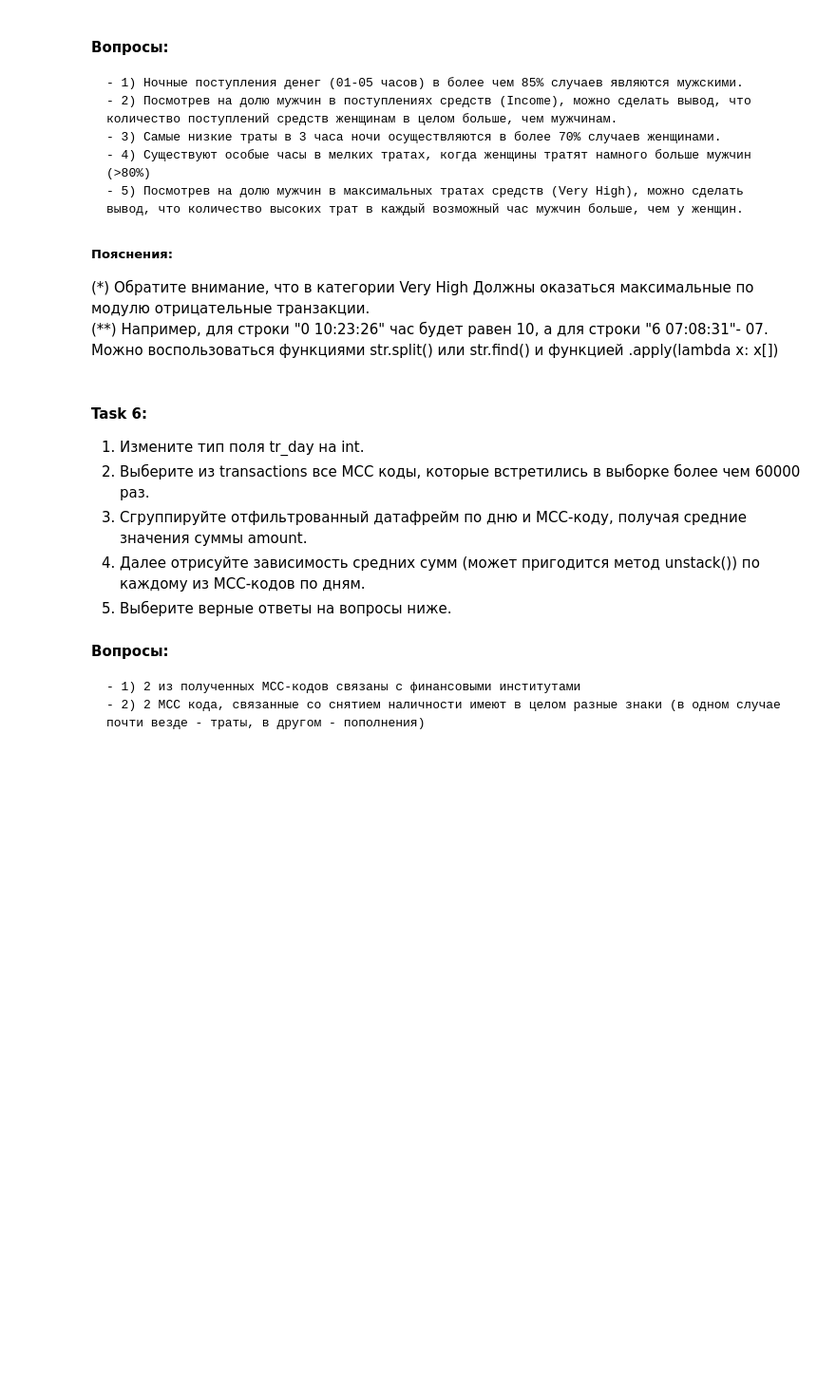
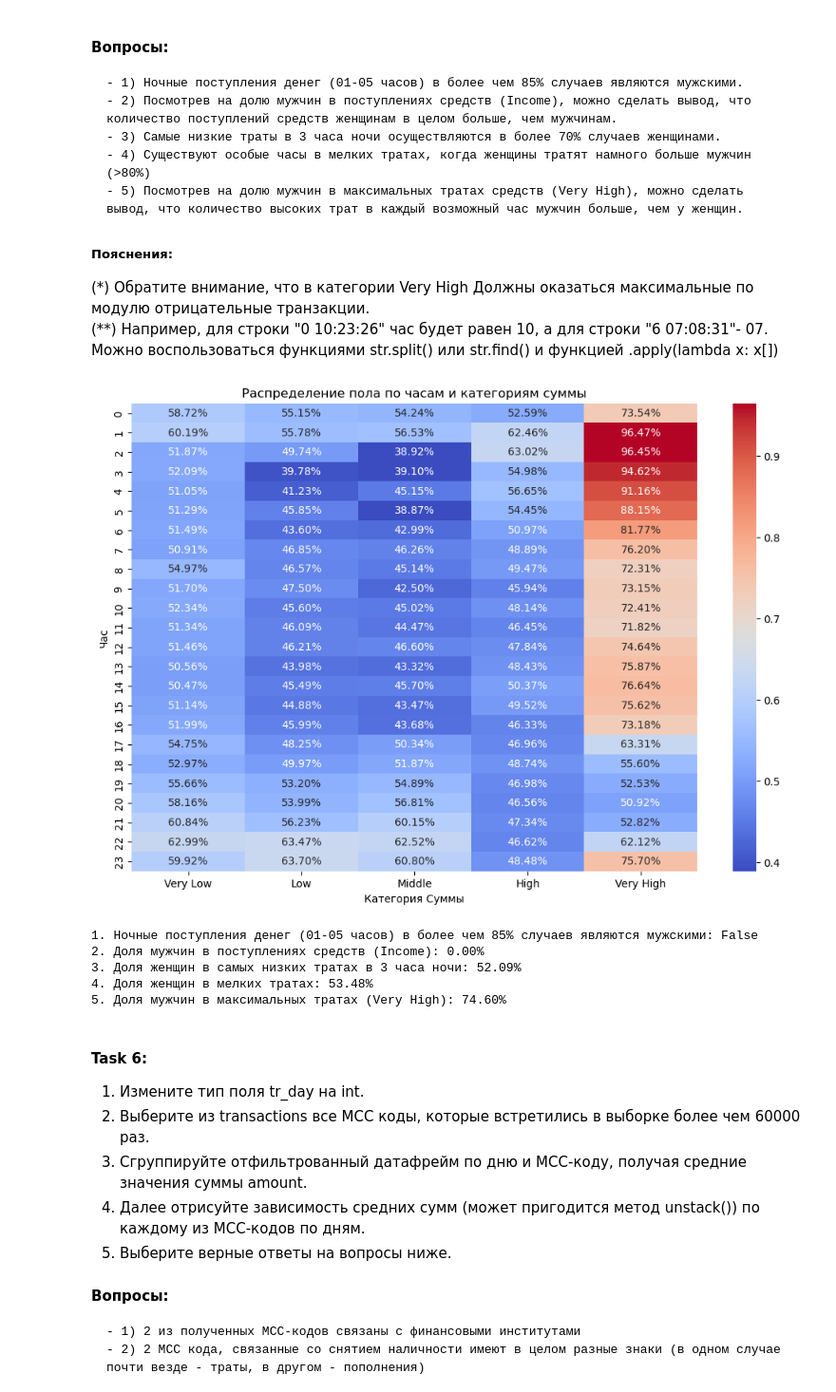
Before and after one commit to dyrbnyak/data-analysis, a Jupyter notebook: Homework_2.ipynb, the cells around one changed output. Shown at 95% size. Cells and saved outputs as stored; diff of their text form; code cells hidden in the pictures; blank space fills up the shorter version.

```diff
--- a/Homework_2.ipynb
+++ b/Homework_2.ipynb
@@ -14,10 +14,11 @@ import seaborn as sns
 Ещё раз (как и в задании 1) считайте в переменные tr_mcc_codes, tr_types, transactions и customers_gender_train. В transactions опять считайте только первые 1000000 строк.
 # %%
 ### Type your code here\
-tr_mcc_codes = pd.read_csv('/Users/vladislavkutnak/Desktop/Практики/3 Курс/Python/transact/tr_mcc_codes.csv', sep=';')
-tr_types = pd.read_csv('/Users/vladislavkutnak/Desktop/Практики/3 Курс/Python/transact/tr_types.csv', sep=';')
+tr_mcc_codes = pd.read_csv('/Users/vladislavkutnak/Desktop/Практики/3 Курс/Python/transact/tr_mcc_codes.csv', sep=';', encoding = 'utf-8')
+tr_types = pd.read_csv('/Users/vladislavkutnak/Desktop/Практики/3 Курс/Python/transact/tr_types.csv', sep=';', encoding = 'utf-8')
 transactions = pd.read_csv('/Users/vladislavkutnak/Desktop/Практики/3 Курс/Python/transact/transactions.csv', sep=',', nrows=1000000, encoding = 'utf-8')
-gender_train = pd.read_csv('/Users/vladislavkutnak/Desktop/Практики/3 Курс/Python/transact/gender_train.csv', sep=',')
+gender_train = pd.read_csv('/Users/vladislavkutnak/Desktop/Практики/3 Курс/Python/transact/gender_train.csv', encoding= 'utf8', sep=',')
+gender_train = gender_train.fillna(0)
 # %% [markdown]
 #### Task 0.
 Соедините transactions с всеми остальными таблицами (tr_mcc_codes, tr_types, gender_train). Причём с customers_gender_train необходимо смёрджиться с помощью left join, а с оставшимися датафреймами - через inner.
@@ -91,0 +103,13 @@ Index(['customer_id', 'tr_datetime', 'mcc_code', 'tr_type', 'amount',
+# %%
+### Type your code here
+tran2['mcc_tr_type'] = tran2['mcc_code'].astype(str) + tran2['tr_type'].astype(str)
+
+negative_amount_data = tran2[tran2['amount'] < 0]
+
+result = negative_amount_data.groupby('mcc_tr_type')['amount'].agg(['var', 'count'])
+
+result = result[result['count'] >= 10]
+
+ratio = result['var'].max() / result['var'].min()
+
+print(round(ratio))
@@ -158,3 +258,57 @@ def plot_pivot_table(pivot_table):
+# %%
+# Type your code here
+
+bins = pd.qcut(tran2['amount'], q=[0, 0.2, 0.4, 0.6, 0.8, 1], labels=['Very Low', 'Low', 'Middle', 'High', 'Very High'])
+tran2['amount_bucket'] = bins
+
+tran2['amount_bucket'] = tran2['amount_bucket'].cat.add_categories('Income')
+tran2['amount_bucket'] = tran2['amount_bucket'].fillna('Income')
+
+tran2['tr_hour'] = tran2['tr_datetime'].apply(lambda x: int(x.split()[1].split(':')[0]))
+
+pivot_table = pd.pivot_table(tran2, values='gender', index='tr_hour', columns='amount_bucket', aggfunc='mean')
+
+# Шаг 5: Отрисовываем результаты
+def plot_pivot_table(pivot_table):
+    import seaborn as sns
+    import matplotlib.pyplot as plt
+
+    plt.figure(figsize=(12, 8))
+    sns.heatmap(pivot_table, annot=True, cmap='coolwarm', fmt=".2%")
+    plt.title('Распределение пола по часам и категориям суммы')
+    plt.xlabel('Категория Суммы')
+    plt.ylabel('Час')
+    plt.show()
+
+plot_pivot_table(pivot_table)
+
+#1
+nightly_income_male_ratio = tran2[(tran2['tr_hour'] >= 1) & (tran2['tr_hour'] <= 5) & (tran2['amount_bucket'] == 'Income')]['gender'].mean()
+print(f"1. Ночные поступления денег (01-05 часов) в более чем 85% случаев являются мужскими: {nightly_income_male_ratio > 0.85}")
+
+#2
+income_records = tran2[tran2['amount_bucket'] == 'Income']
+income_male_ratio = income_records['gender'].mean() if not income_records.empty else 0
+print(f"2. Доля мужчин в поступлениях средств (Income): {income_male_ratio * 100:.2f}%")
+
+#3
+low_spending_female_ratio = tran2[(tran2['tr_hour'] == 3) & (tran2['amount_bucket'] == 'Very Low')]['gender'].mean()
+print(f"3. Доля женщин в самых низких тратах в 3 часа ночи: {low_spending_female_ratio * 100:.2f}%")
+
+#4
+special_hour_female_ratio = tran2[(tran2['amount_bucket'] == 'Very Low')]['gender'].mean()
+print(f"4. Доля женщин в мелких тратах: {special_hour_female_ratio * 100:.2f}%")
+
+#5
+very_high_spending_male_ratio = tran2[tran2['amount_bucket'] == 'Very High']['gender'].mean()
+print(f"5. Доля мужчин в максимальных тратах (Very High): {very_high_spending_male_ratio * 100:.2f}%")
+# %% [output]
+[figure, added]
+1. Ночные поступления денег (01-05 часов) в более чем 85% случаев являются мужскими: False
+2. Доля мужчин в поступлениях средств (Income): 0.00%
+3. Доля женщин в самых низких тратах в 3 часа ночи: 52.09%
+4. Доля женщин в мелких тратах: 53.48%
+5. Доля мужчин в максимальных тратах (Very High): 74.60%
 # %% [markdown]
 #### Task 6:
 1. Измените тип поля tr_day на int.
```
Also changed, not shown: parts of 10 cells of this notebook.
